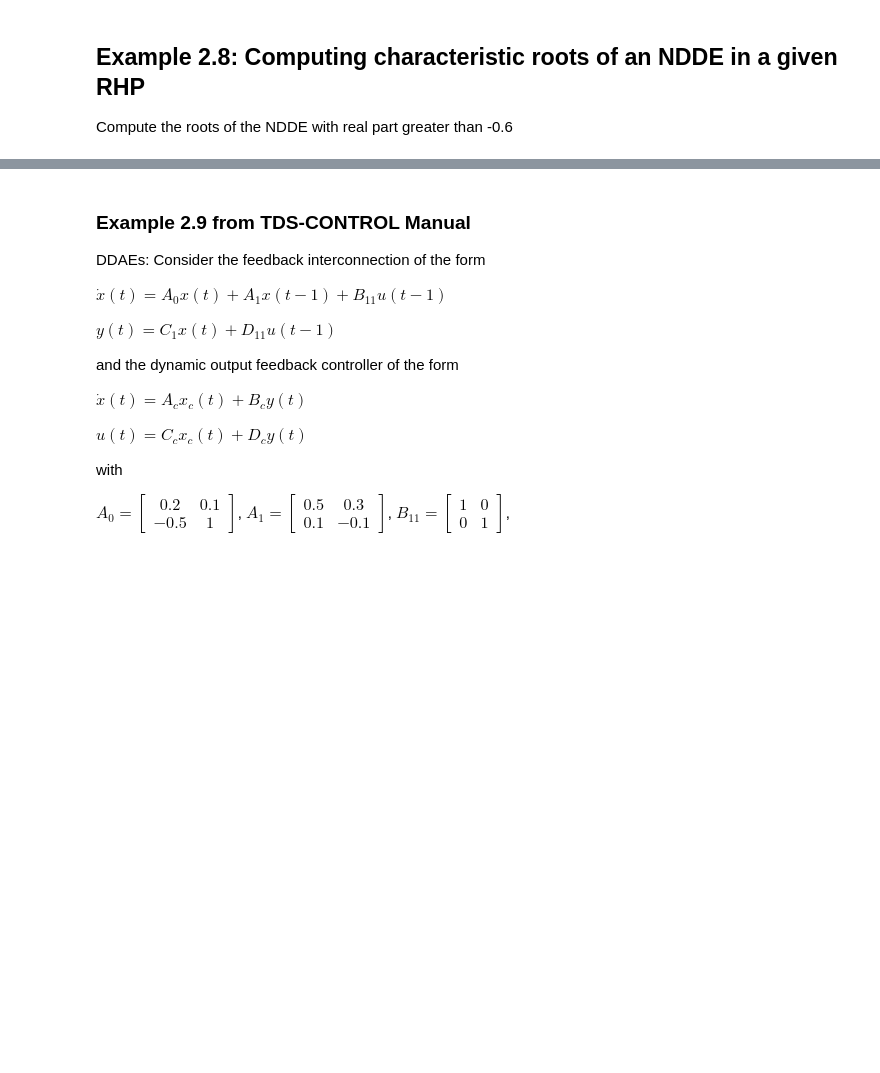
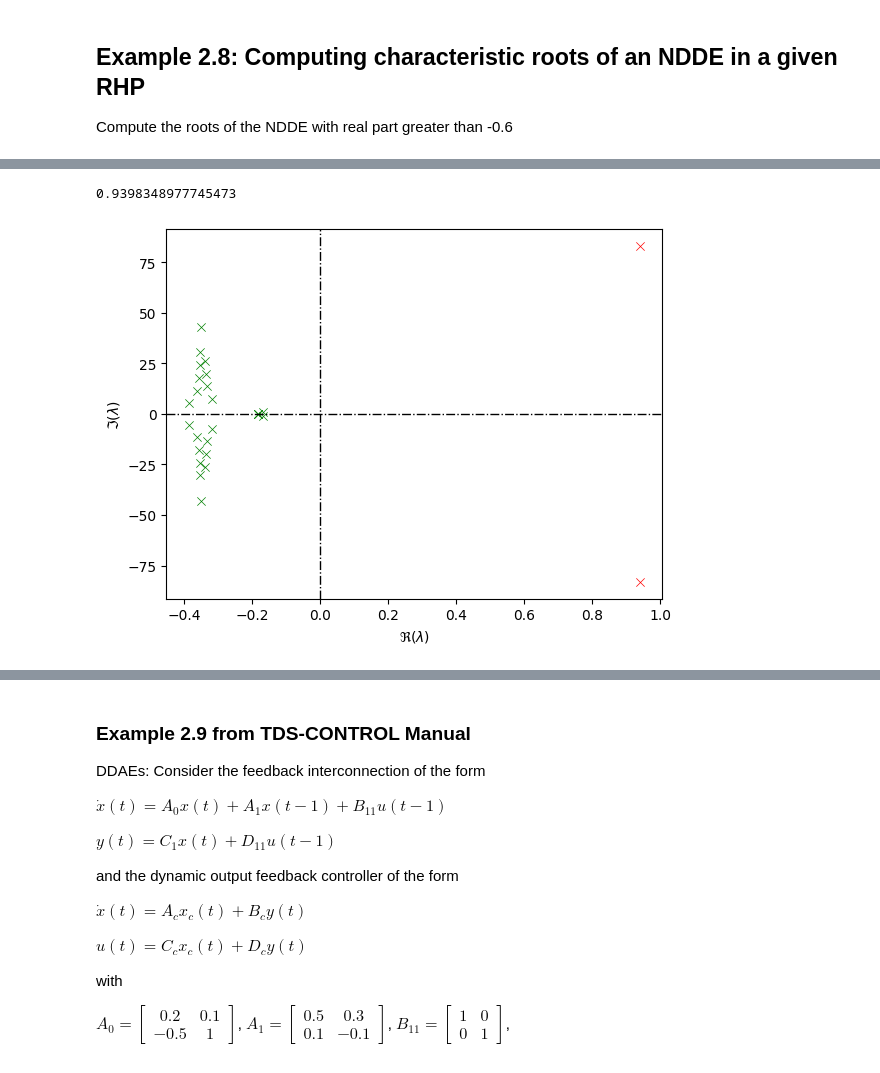
Before and after one commit to LockeErasmus/tdcpy, a Jupyter notebook: docs/coming_from_matlab.ipynb, the cells around one changed output, grey strips where cells are left out. Saved outputs shown, nothing was run; the diff lists cells and outputs as text; code cells hidden in the pictures; blank space fills up the shorter version.

```diff
--- a/docs/coming_from_matlab.ipynb
+++ b/docs/coming_from_matlab.ipynb
@@ -384,5 +413,7 @@ tds.plot.eigen_plot(cr)
 
 # doesn't work if discretization = 200
 
-cr, RootInfo = tds.roots(ndde,-0.6,discretization=10)
+cr, RootInfo = tds.roots(ndde,-0.6)
+tds.plot.eigen_plot(cr)
+np.max(np.real(cr))
 # %% [output]
@@ -400,0 +437,2 @@ cr, RootInfo = tds.roots(ndde,-0.6,discretization=10)
+0.9398348977745473
+[figure, added]
```
Also changed, not shown: parts of 20 cells of this notebook, 4 other files.
